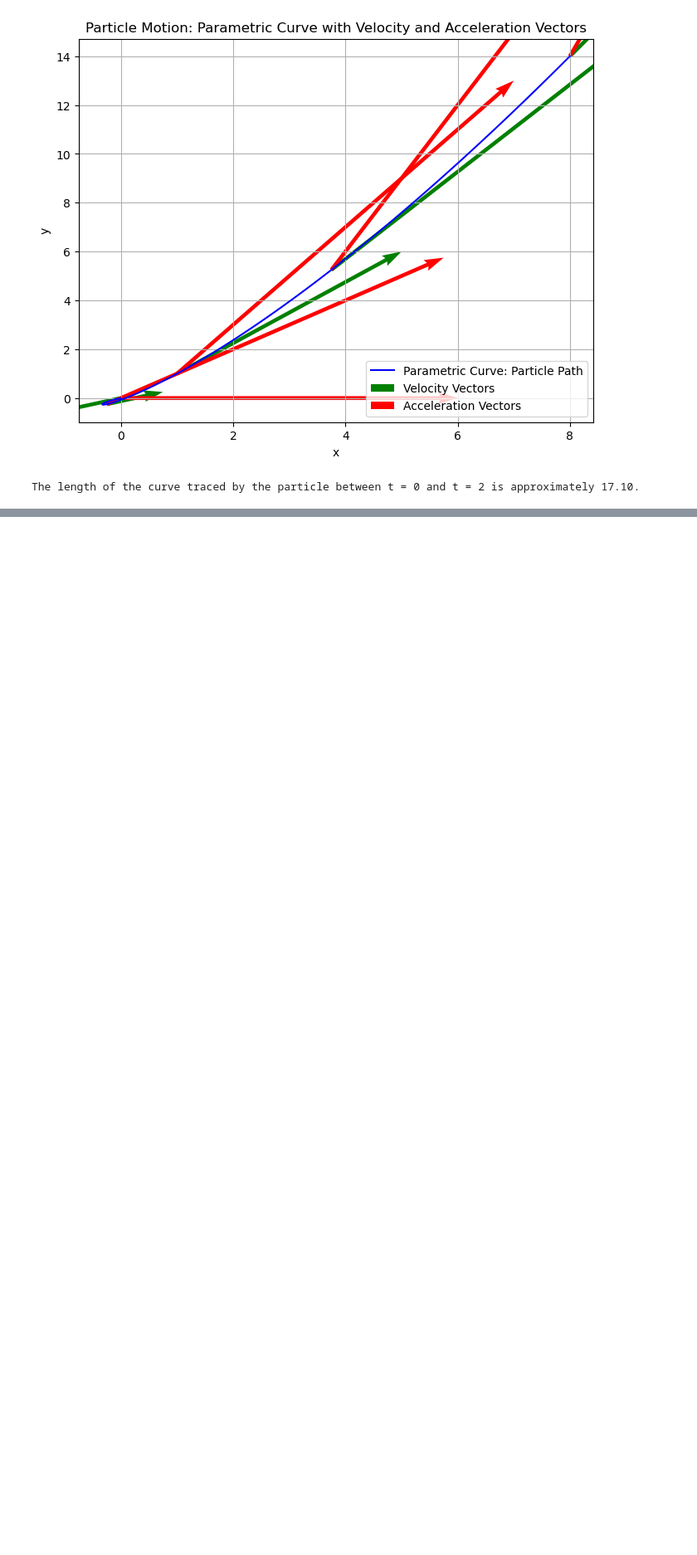
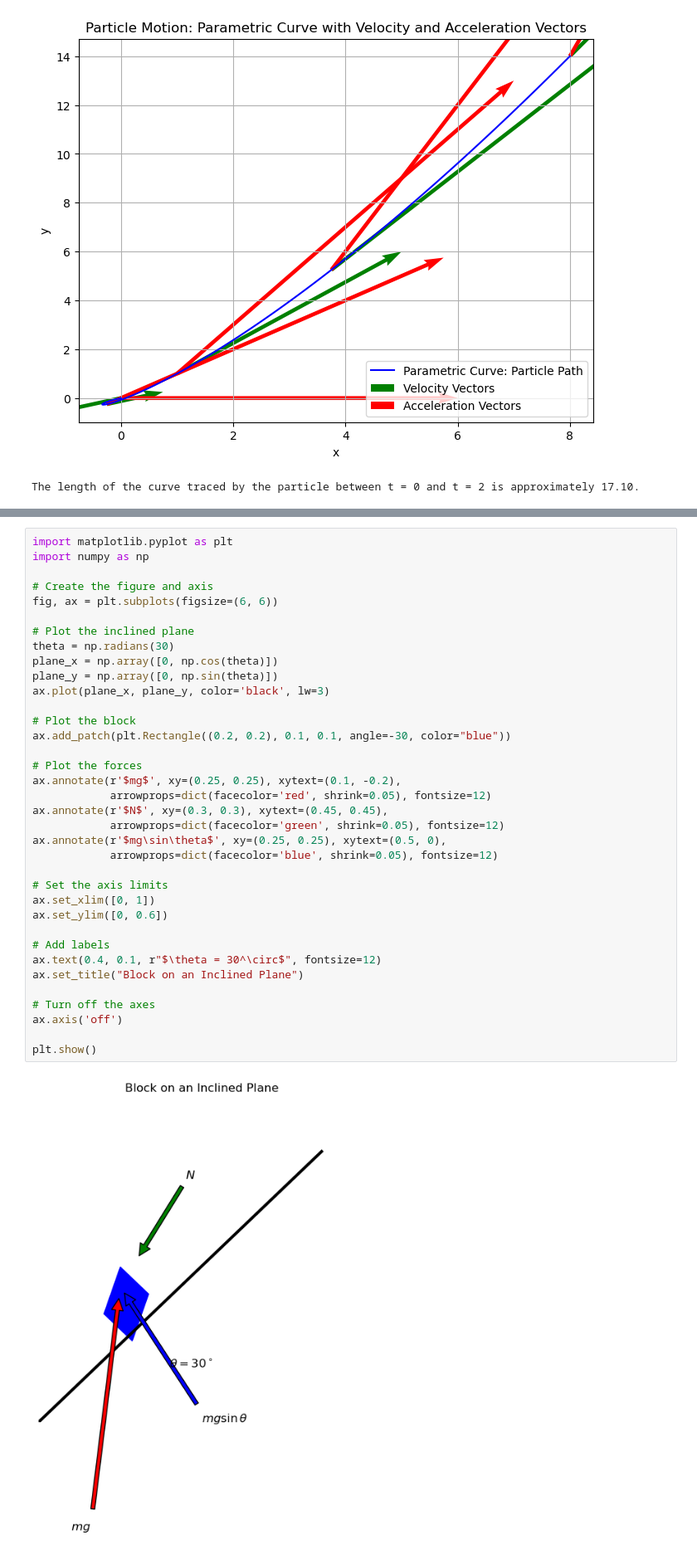
Before and after one commit to carlosdhoyos/fluid_mechanics, a Jupyter notebook: prerequisites_nb.ipynb, the cells around one changed output, grey strips where cells are left out. Shown at 83% size. Drawn from its saved outputs; the diff is of its cells as text; blank space fills up the shorter version.

```diff
--- a/prerequisites_nb.ipynb
+++ b/prerequisites_nb.ipynb
@@ -180,0 +244,38 @@ ValueError: setting an array element with a sequence. The requested array has an
+# %%
+import matplotlib.pyplot as plt
+import numpy as np
+
+# Create the figure and axis
+fig, ax = plt.subplots(figsize=(6, 6))
+
+# Plot the inclined plane
+theta = np.radians(30)
+plane_x = np.array([0, np.cos(theta)])
+plane_y = np.array([0, np.sin(theta)])
+ax.plot(plane_x, plane_y, color='black', lw=3)
+
+# Plot the block
+ax.add_patch(plt.Rectangle((0.2, 0.2), 0.1, 0.1, angle=-30, color="blue"))
+
+# Plot the forces
+ax.annotate(r'$mg$', xy=(0.25, 0.25), xytext=(0.1, -0.2),
+            arrowprops=dict(facecolor='red', shrink=0.05), fontsize=12)
+ax.annotate(r'$N$', xy=(0.3, 0.3), xytext=(0.45, 0.45),
+            arrowprops=dict(facecolor='green', shrink=0.05), fontsize=12)
+ax.annotate(r'$mg\sin\theta$', xy=(0.25, 0.25), xytext=(0.5, 0),
+            arrowprops=dict(facecolor='blue', shrink=0.05), fontsize=12)
+
+# Set the axis limits
+ax.set_xlim([0, 1])
+ax.set_ylim([0, 0.6])
+
+# Add labels
+ax.text(0.4, 0.1, r"$\theta = 30^\circ$", fontsize=12)
+ax.set_title("Block on an Inclined Plane")
+
+# Turn off the axes
+ax.axis('off')
+
+plt.show()
+# %% [output]
+[figure, added]
```
Also changed, not shown: parts of 7 cells of this notebook, 51 other files.
